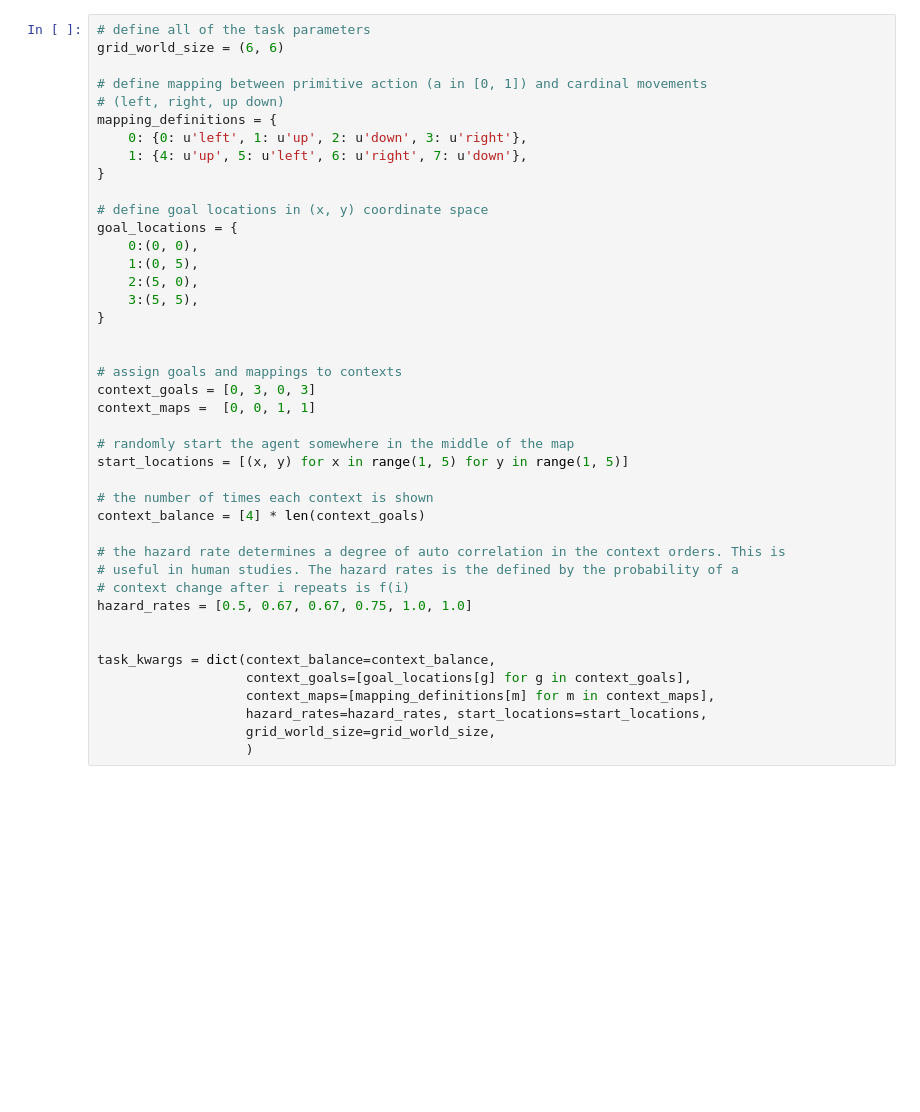
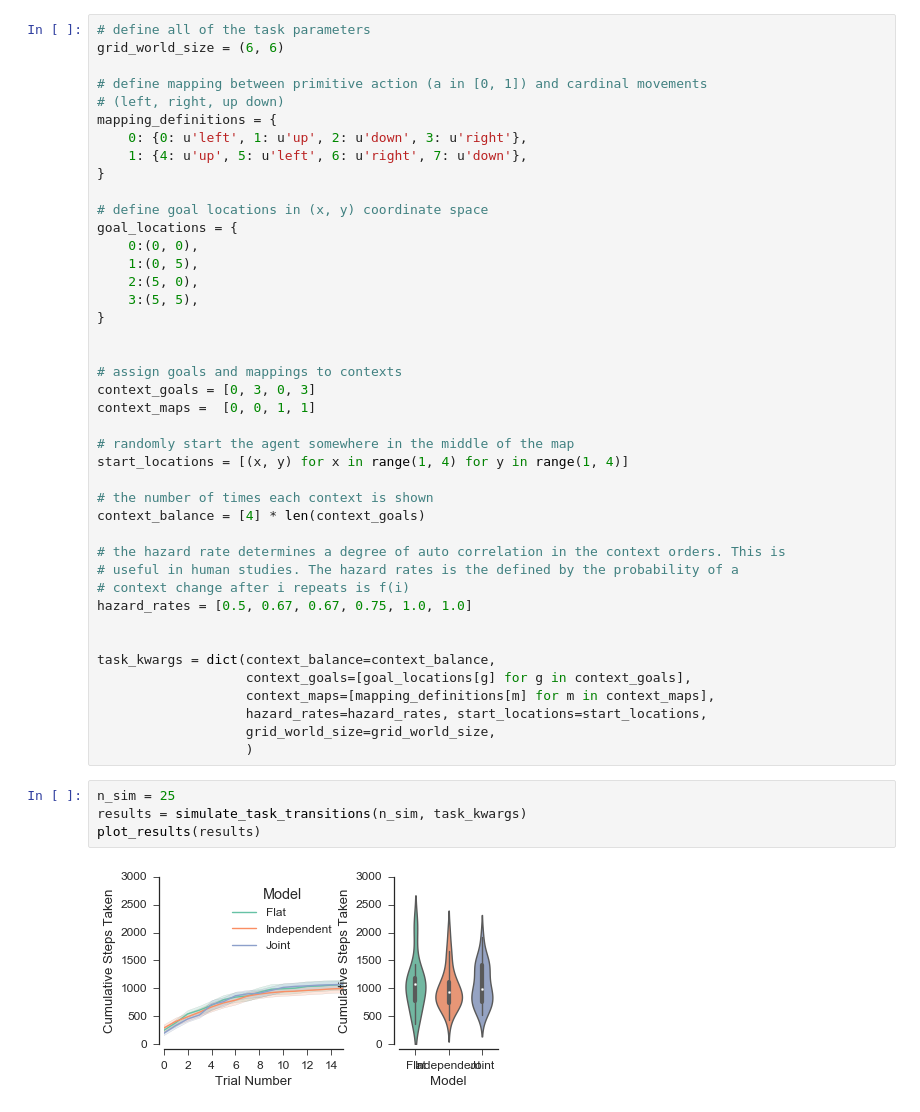
Before and after one commit to nicktfranklin/IndependentClusters, a Jupyter notebook: transition function test.ipynb, the cells around one changed output. Drawn from its saved outputs; the diff is of its cells as text; blank space fills up the shorter version.

Commit message:
added simulations learning full transition function

```diff
--- a/transition function test.ipynb
+++ b/transition function test.ipynb
@@ -32,7 +33,7 @@ context_goals = [0, 3, 0, 3]
 context_maps =  [0, 0, 1, 1]
 
 # randomly start the agent somewhere in the middle of the map
-start_locations = [(x, y) for x in range(1, 5) for y in range(1, 5)]
+start_locations = [(x, y) for x in range(1, 4) for y in range(1, 4)]
 
 # the number of times each context is shown
 context_balance = [4] * len(context_goals)
@@ -49,3 +50,9 @@ task_kwargs = dict(context_balance=context_balance,
                    hazard_rates=hazard_rates, start_locations=start_locations,
                    grid_world_size=grid_world_size,
                    )
+# %%
+n_sim = 25
+results = simulate_task_transitions(n_sim, task_kwargs)
+plot_results(results)
+# %% [output]
+[figure, added]
```
Also changed, not shown: parts of 11 cells of this notebook, 1 other file.
